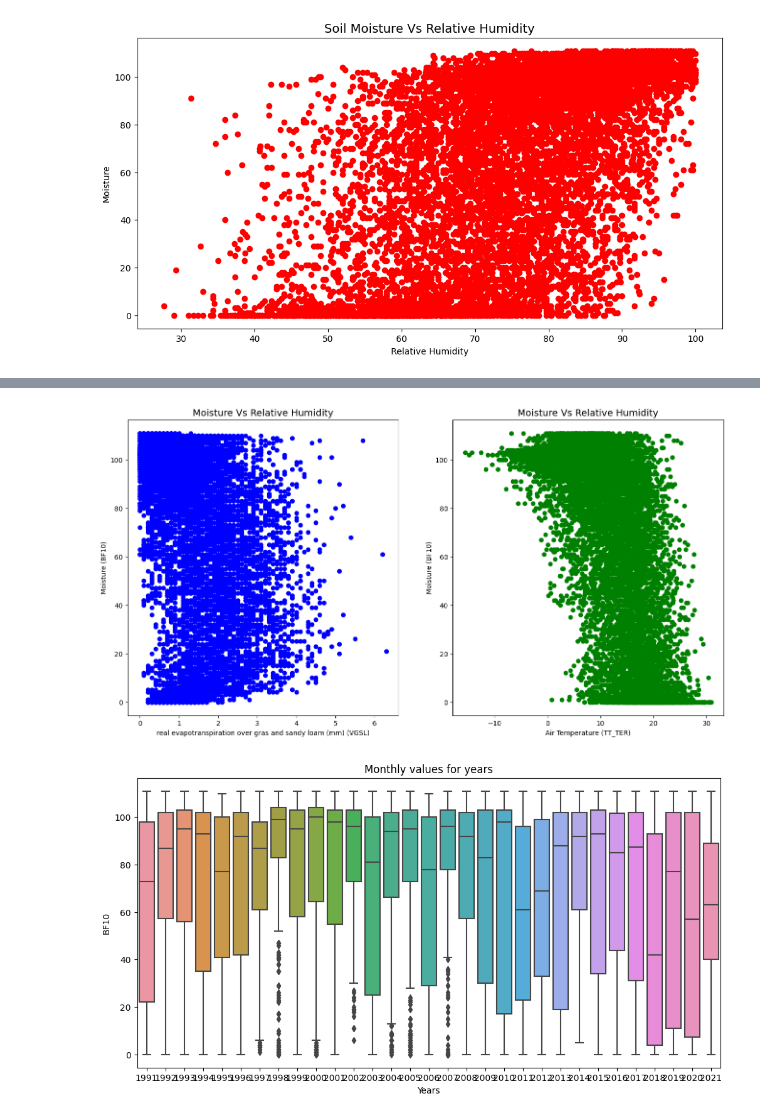
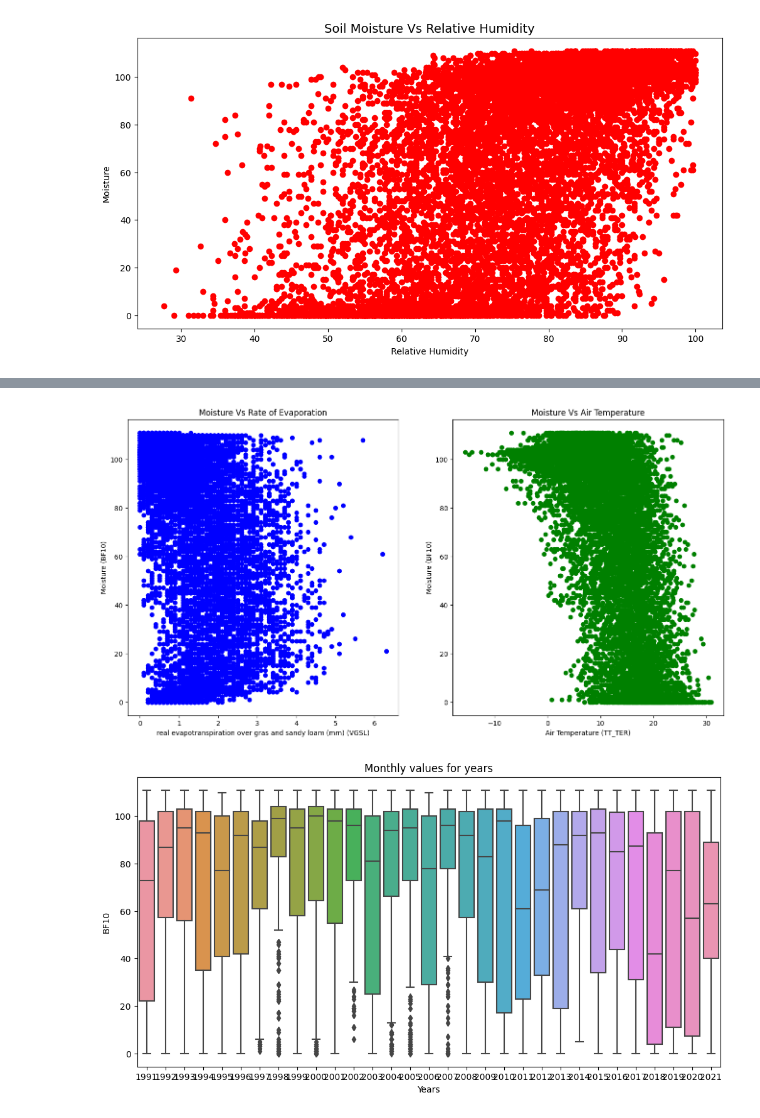
Before and after one commit to RompfRobert/Machine_Learning_and_Deep_Learning, a Jupyter notebook: Capstone-Project/rrompf_capstone.ipynb, the cells around one changed output, grey strips where cells are left out. Saved outputs shown, nothing was run; the diff lists cells and outputs as text; code cells hidden in the pictures.

```diff
--- a/Capstone-Project/rrompf_capstone.ipynb
+++ b/Capstone-Project/rrompf_capstone.ipynb
@@ -213,18 +222,18 @@ plt.show()
 # %%
 fig, (ax1, ax2) = plt.subplots(1, 2, figsize=(16,8))
-ax1.set_title('Moisture Vs Relative Humidity', fontsize=14)
+ax1.set_title('Moisture Vs Rate of Evaporation')
 ax1.set_xlabel('real evapotranspiration over gras and sandy loam (mm) (VGSL)')
 ax1.set_ylabel('Moisture (BF10)')
 ax1.scatter(reindexed_df['VGSL'], reindexed_df['BF10'], color='blue')
 
-ax2.set_title('Moisture Vs Relative Humidity', fontsize=14)
+ax2.set_title('Moisture Vs Air Temperature')
 ax2.set_xlabel('Air Temperature (TT_TER)')
 ax2.set_ylabel('Moisture (BF10)')
 ax2.scatter(reindexed_df['TT_TER'], reindexed_df['BF10'], color='green')
 
 plt.show()
 # %% [output]
-[figure, old version]
+[figure, new version]
 # %%
 fig, ax = plt.subplots(figsize=(12,6))
 sns.boxplot(x=reindexed_df.index.year, y=reindexed_df["BF10"])
```
Also changed, not shown: parts of 23 cells of this notebook, 1 other file.
